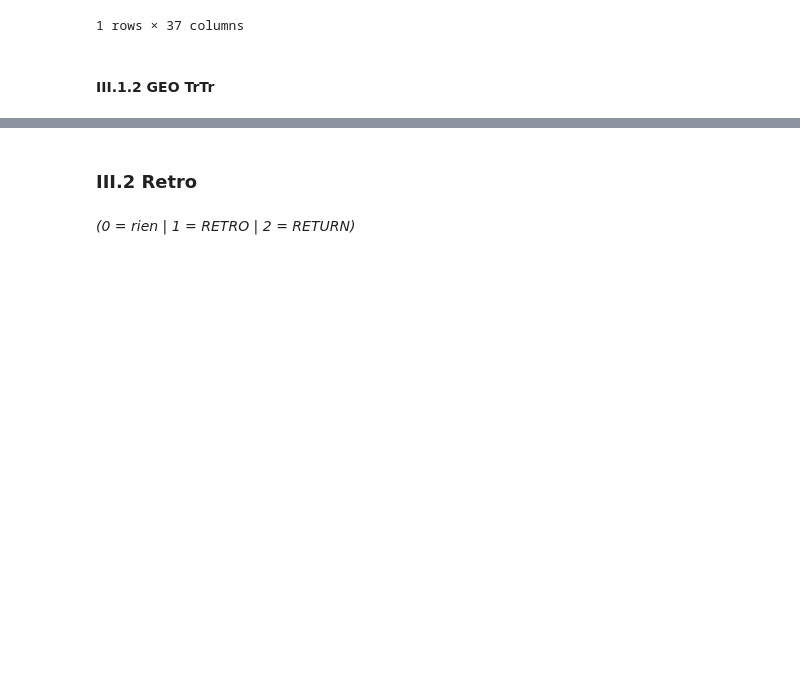
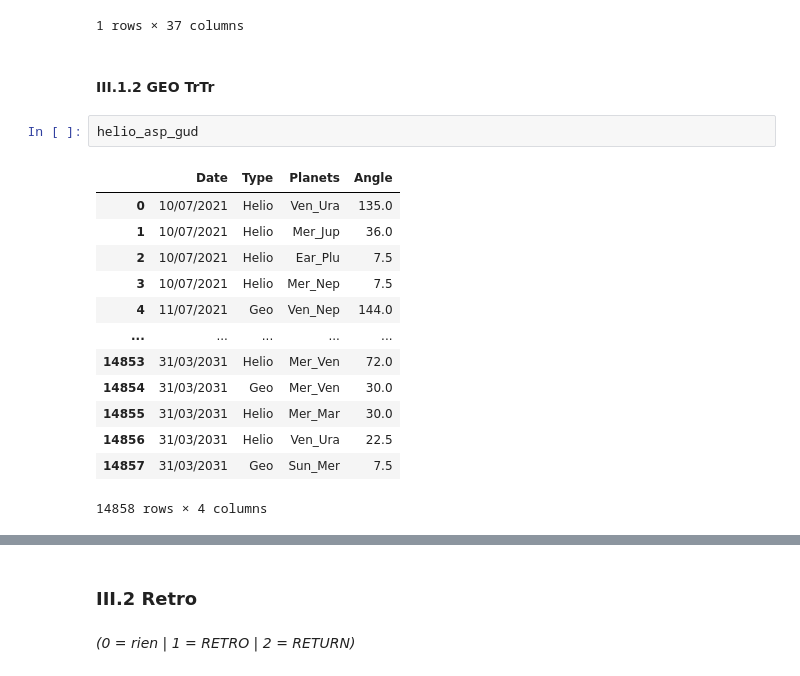
Before and after one commit to amirlehmam/MEMOIREPROPRE, a Jupyter notebook: PIPELINE.ipynb, the cells around one changed output, grey strips where cells are left out. Saved outputs shown, nothing was run; the diff lists cells and outputs as text; blank space fills up the shorter version.

```diff
--- a/PIPELINE.ipynb
+++ b/PIPELINE.ipynb
@@ -4122,6 +4138,22 @@ asp_con.round()
 1 rows × 37 columns
 # %% [markdown]
 #### **III.1.2 GEO TrTr**
+# %%
+helio_asp_gud
+# %% [output]
+|  | Date | Type | Planets | Angle |
+| 0 | 10/07/2021 | Helio | Ven_Ura | 135.0 |
+| 1 | 10/07/2021 | Helio | Mer_Jup | 36.0 |
+| 2 | 10/07/2021 | Helio | Ear_Plu | 7.5 |
+| 3 | 10/07/2021 | Helio | Mer_Nep | 7.5 |
+| 4 | 11/07/2021 | Geo | Ven_Nep | 144.0 |
+| ... | ... | ... | ... | ... |
+| 14853 | 31/03/2031 | Helio | Mer_Ven | 72.0 |
+| 14854 | 31/03/2031 | Geo | Mer_Ven | 30.0 |
+| 14855 | 31/03/2031 | Helio | Mer_Mar | 30.0 |
+| 14856 | 31/03/2031 | Helio | Ven_Ura | 22.5 |
+| 14857 | 31/03/2031 | Geo | Sun_Mer | 7.5 |
+14858 rows × 4 columns
 # %%
 # GEO ASPECTS TrTr
 
```
Also changed, not shown: parts of 74 cells of this notebook, 1 other file.
